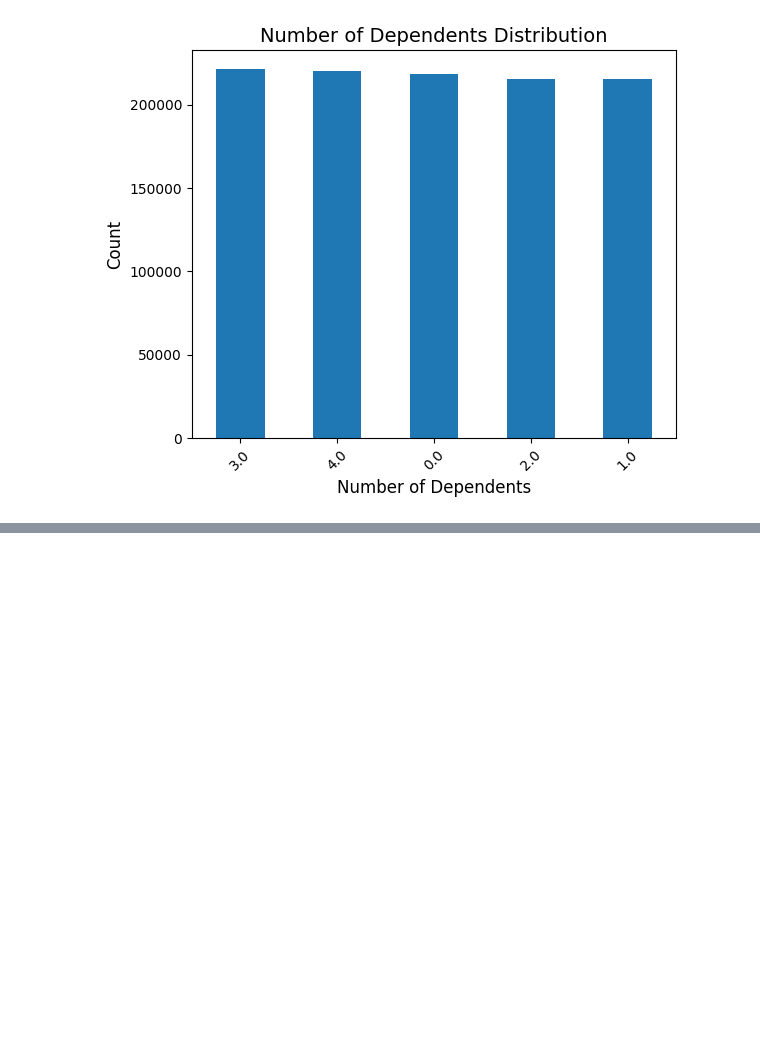
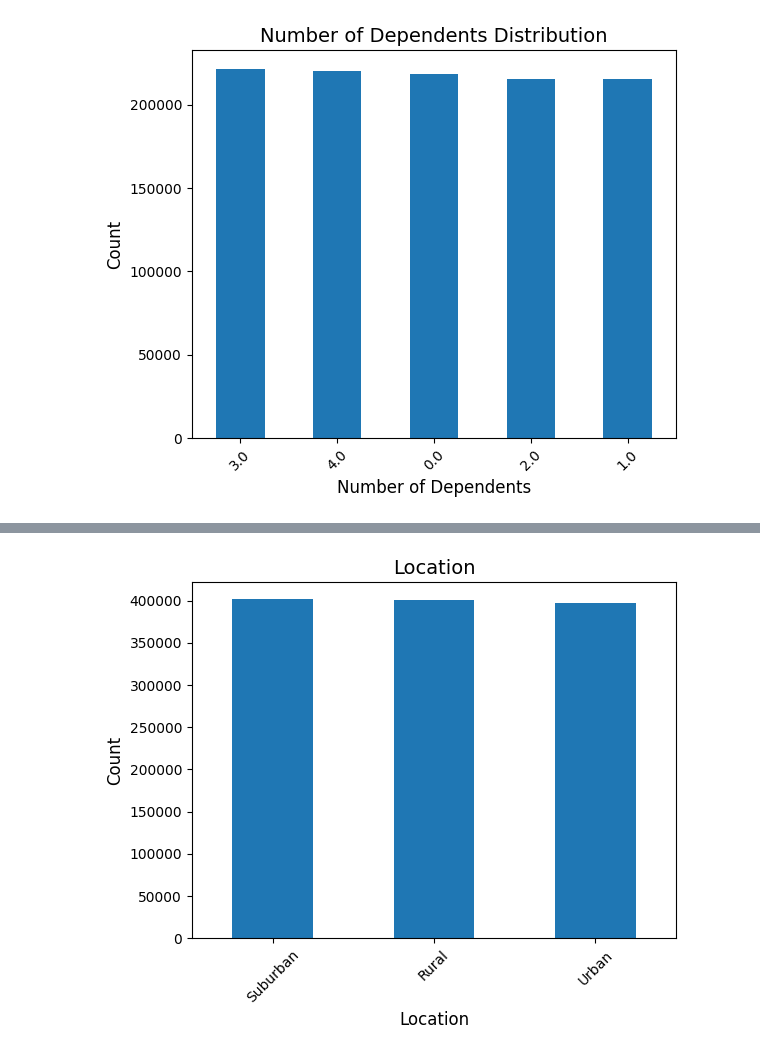
Before and after one commit to manvirbirak/Regression-with-an-Insurance-Dataset, a Jupyter notebook: Script.ipynb, the cells around one changed output, grey strips where cells are left out. Drawn from its saved outputs; the diff is of its cells as text; code cells hidden in the pictures; blank space fills up the shorter version.

```diff
--- a/Script.ipynb
+++ b/Script.ipynb
@@ -154,0 +202,15 @@ plt.tight_layout()
+# %%
+import matplotlib.pyplot as plt
+
+fig, ax = plt.subplots(figsize=(6, 5))
+
+
+train['Location'] = train['Location'].astype(object)
+train['Location'].value_counts().plot(kind='bar')
+ax.set_title('Location', fontsize=14)
+ax.set_ylabel('Count', fontsize=12)
+ax.set_xlabel('Location', fontsize=12)
+plt.xticks(rotation=45)
+plt.tight_layout()
+# %% [output]
+[figure, added]
```
Also changed, not shown: parts of 15 cells of this notebook.
